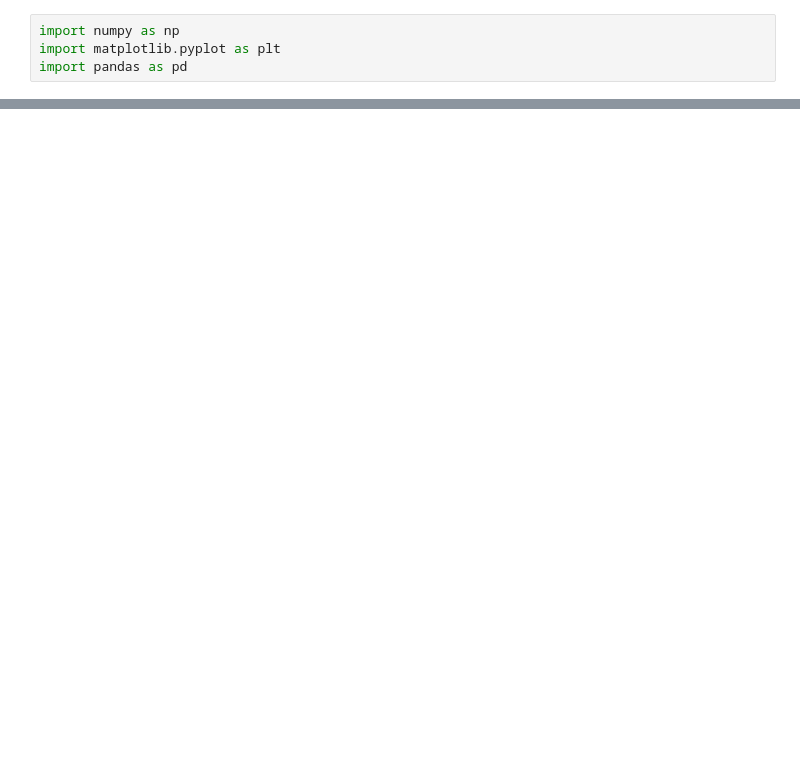
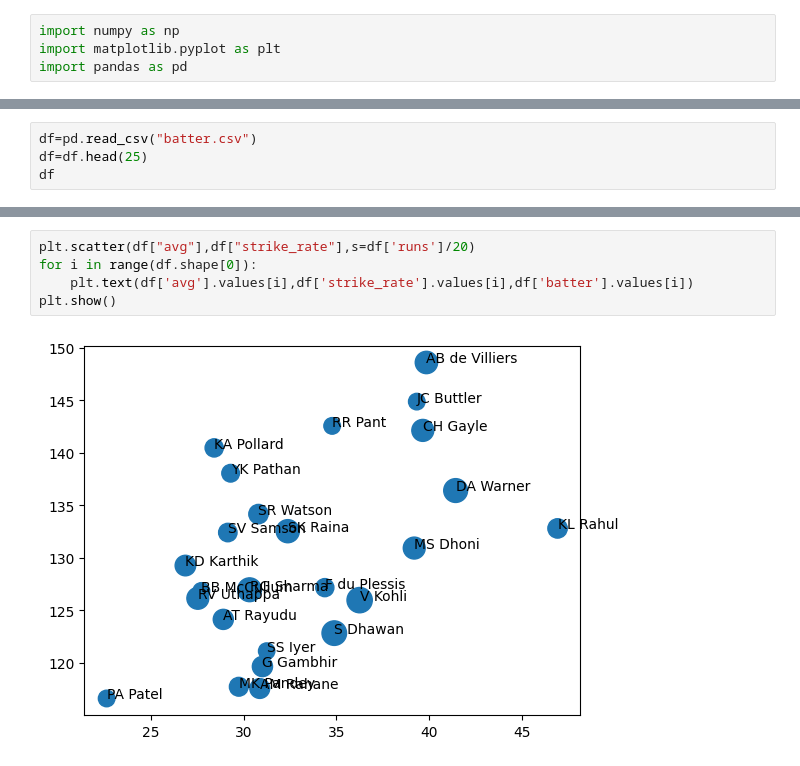
Before and after one commit to Rudra18GTHB/Codes, a Jupyter notebook: Visualization/Exp7.ipynb, the cells around one changed output, grey strips where cells are left out. Drawn from its saved outputs; the diff is of its cells as text; blank space fills up the shorter version.

```diff
--- a/Visualization/Exp7.ipynb
+++ b/Visualization/Exp7.ipynb
@@ -10,0 +14,4 @@ plt.show()
+# %%
+df=pd.read_csv("batter.csv")
+df=df.head(25)
+df
@@ -10,0 +36,7 @@ plt.show()
+# %%
+plt.scatter(df["avg"],df["strike_rate"],s=df['runs']/20)
+for i in range(df.shape[0]):
+    plt.text(df['avg'].values[i],df['strike_rate'].values[i],df['batter'].values[i])
+plt.show()
+# %% [output]
+[figure, added]
```
Also changed, not shown: parts of 3 cells of this notebook.
